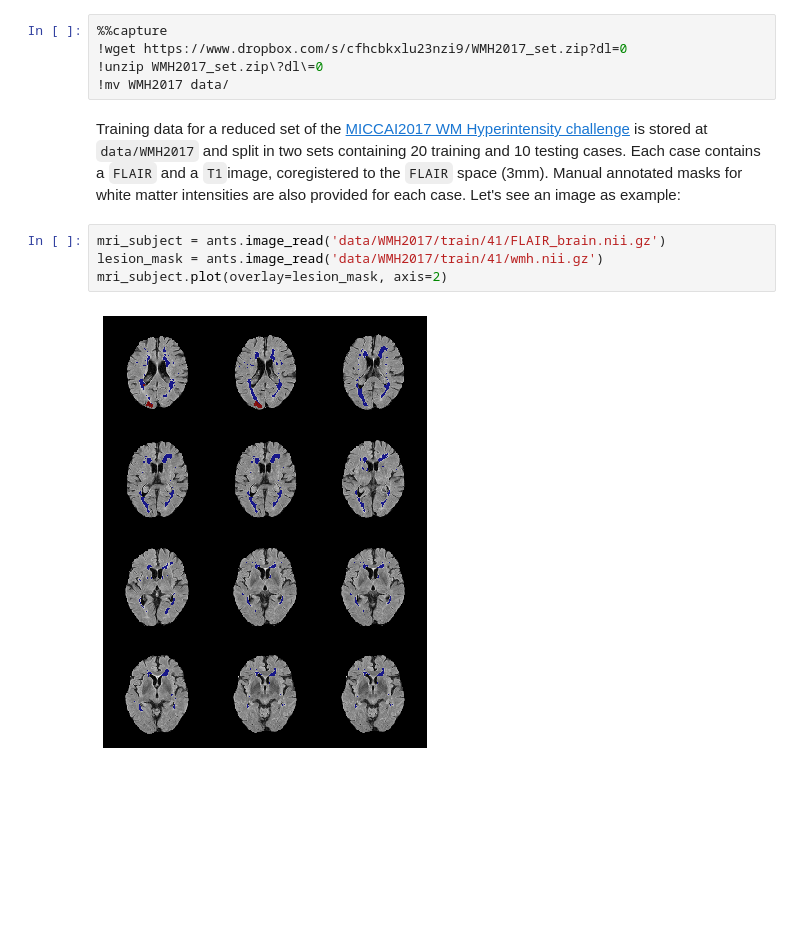
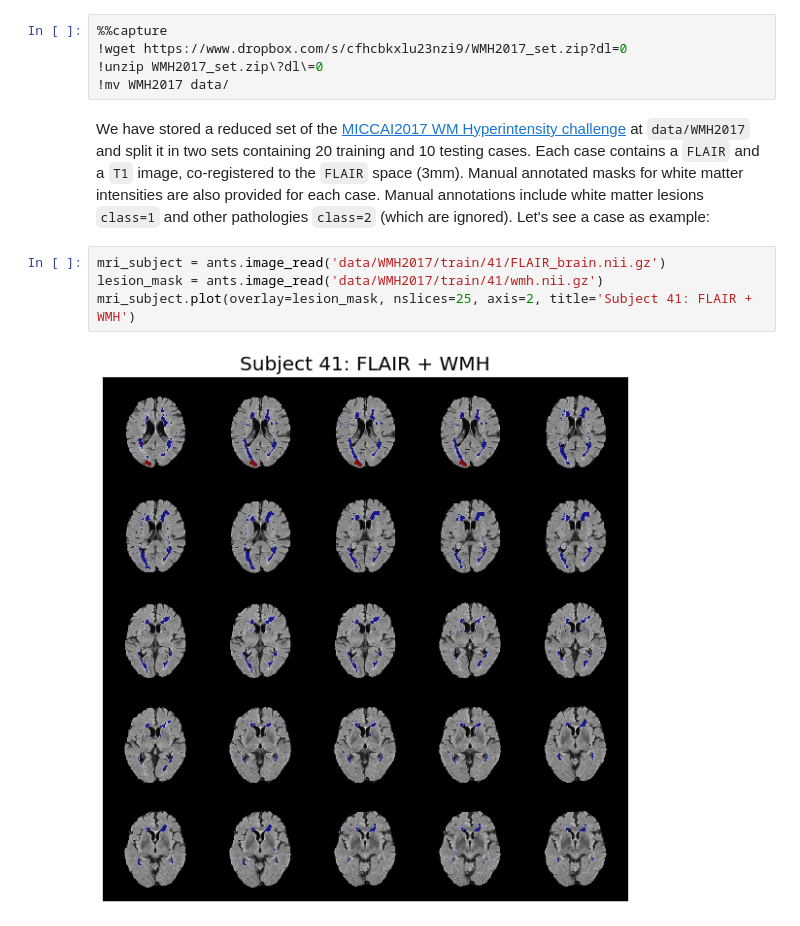
Before and after one commit to sergivalverde/MAIA_seminar, a Jupyter notebook: MAIA seminar (Part 2).ipynb, the cells around one changed output. Drawn from its saved outputs; the diff is of its cells as text; blank space fills up the shorter version.

```diff
--- a/MAIA seminar (Part 2).ipynb
+++ b/MAIA seminar (Part 2).ipynb
@@ -34,10 +164,10 @@ Download the MRI scans and move it to `data`:
 !unzip WMH2017_set.zip\?dl\=0
 !mv WMH2017 data/
 # %% [markdown]
-Training data for a reduced set of the [MICCAI2017 WM Hyperintensity challenge](https://wmh.isi.uu.nl) is stored at `data/WMH2017` and split in two sets containing 20 training and 10 testing cases. Each case contains a `FLAIR` and a `T1`image, coregistered to the `FLAIR` space (3mm). Manual annotated masks for white matter intensities are also provided for each case. Let's see an image as example:
+We have stored a reduced set of the [MICCAI2017 WM Hyperintensity challenge](https://wmh.isi.uu.nl) at `data/WMH2017` and split it in two sets containing 20 training and 10 testing cases. Each case contains a `FLAIR` and a `T1` image, co-registered to the `FLAIR` space (3mm). Manual annotated masks for white matter intensities are also provided for each case. Manual annotations include white matter lesions `class=1` and other pathologies `class=2` (which are ignored). Let's see a case as example:
 # %%
 mri_subject = ants.image_read('data/WMH2017/train/41/FLAIR_brain.nii.gz')
 lesion_mask = ants.image_read('data/WMH2017/train/41/wmh.nii.gz')
-mri_subject.plot(overlay=lesion_mask, axis=2)
+mri_subject.plot(overlay=lesion_mask, nslices=25, axis=2, title='Subject 41: FLAIR + WMH')
 # %% [output]
-[figure, old version]
+[figure, new version]
```
Also changed, not shown: parts of 29 cells of this notebook, 3 other files.
